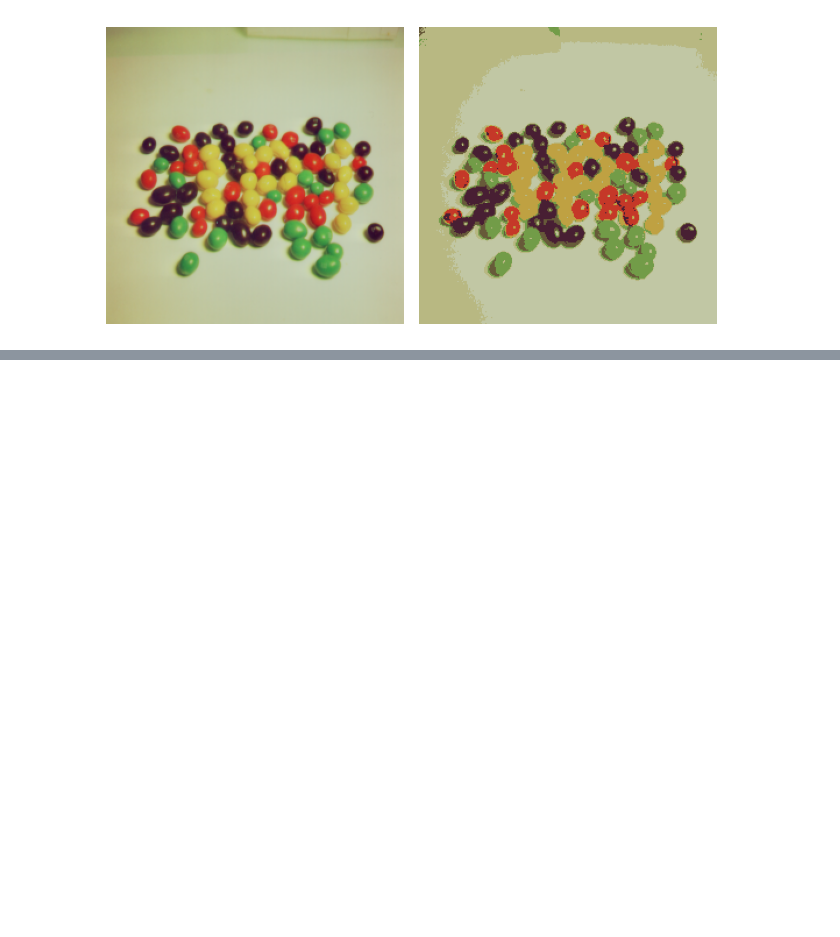
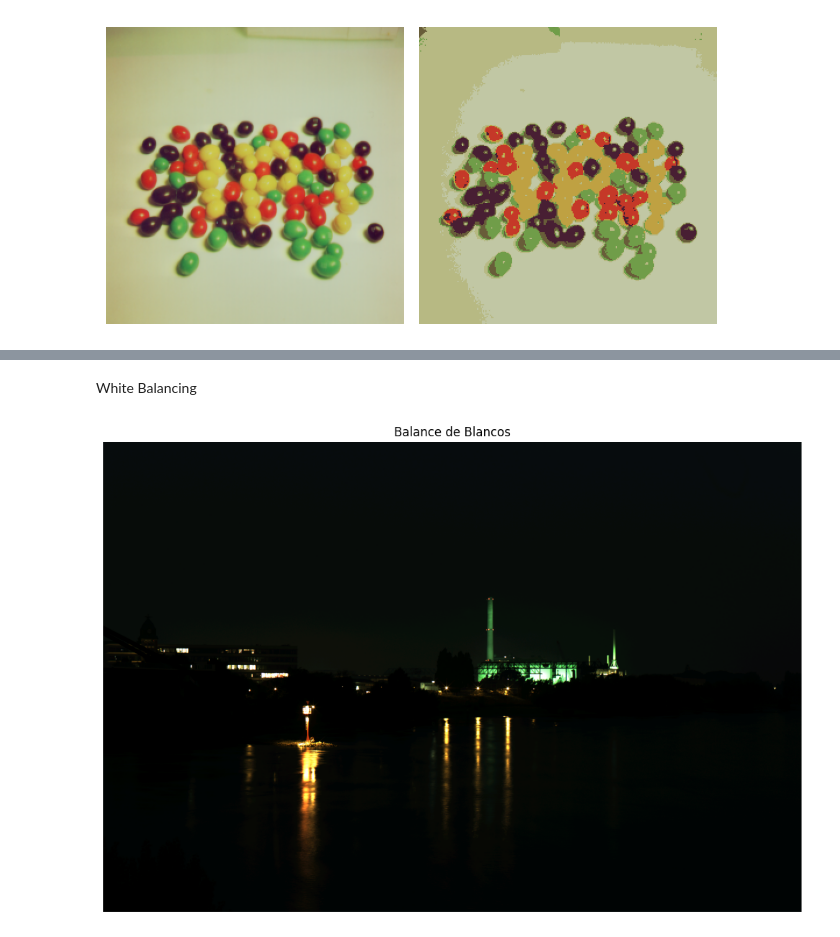
Before and after one commit to bautistasch/Procesamiento-de-Imagenes, a Jupyter notebook: TP6/notebook.ipynb, the cells around one changed output, grey strips where cells are left out. Drawn from its saved outputs; the diff is of its cells as text; code cells hidden in the pictures; blank space fills up the shorter version.

```diff
--- a/TP6/notebook.ipynb
+++ b/TP6/notebook.ipynb
@@ -133,0 +174,15 @@ show_side_by_side([original_image, result_image])
+# %% [markdown]
+White Balancing
+# %%
+# Ubicacion de un pixel que deberia ser blanco
+white_pixel = (1237, 650)
+pixel = sample_bgr[white_pixel[1], white_pixel[0], :]
+white_balancing = 254 / pixel
+
+for i in range(3):
+    sample_bgr[:, :, i] *= white_balancing[i]
+sample_bgr = np.clip(sample_bgr, 0, 255)
+
+show_side_by_side([np.clip(sample_bgr, 0, 255).astype(np.uint8)], ["Balance de Blancos"], **kwargs)
+# %% [output]
+[figure, added]
```
Also changed, not shown: parts of 10 cells of this notebook, 1 other file.
